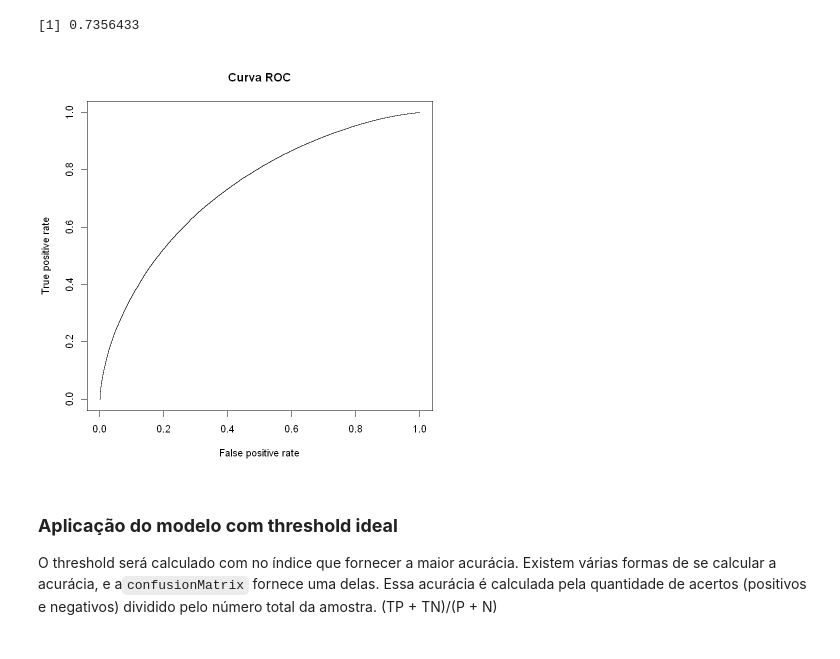
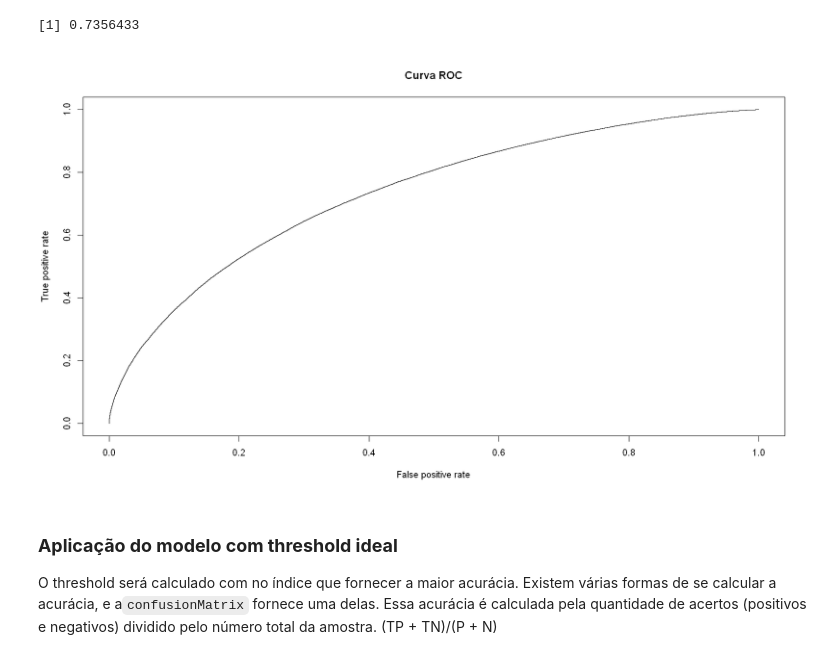
Before and after one commit to MidoriToyota/Market_Basket_Analysis, a Jupyter notebook: Market_Basket_Analysis_2.ipynb, the cells around one changed output. Drawn from its saved outputs; the diff is of its cells as text; code cells hidden in the pictures.

```diff
--- a/Market_Basket_Analysis_2.ipynb
+++ b/Market_Basket_Analysis_2.ipynb
@@ -239,10 +240,11 @@ AUC_xgboost
 [1] 0.7356433
 # %%
 # Plot da curva ROC
+options(repr.plot.width=14, repr.plot.height=8)
 perform = performance(outdata, measure = "tpr", x.measure = "fpr")
 plot(perform, main = "Curva ROC")
 # %% [output]
-[figure, old version]
+[figure, new version]
 # %% [markdown]
 ### **Aplicação do modelo com threshold ideal**
 
```
Also changed, not shown: parts of 7 cells of this notebook, 1 other file.
